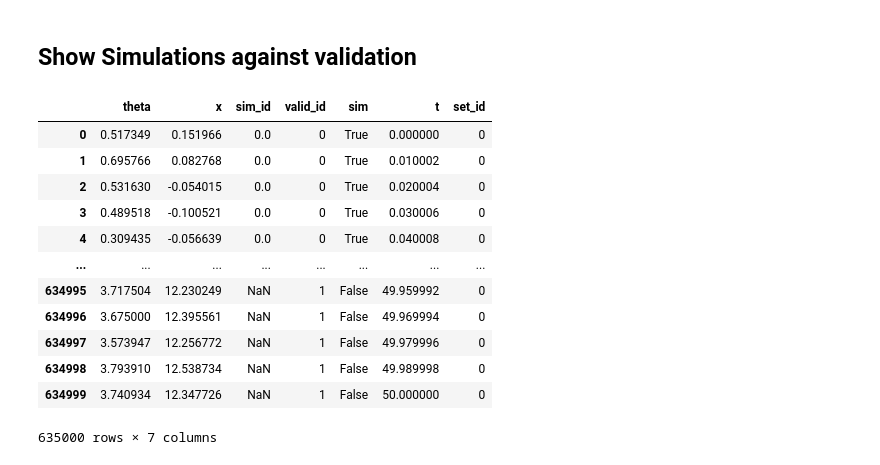
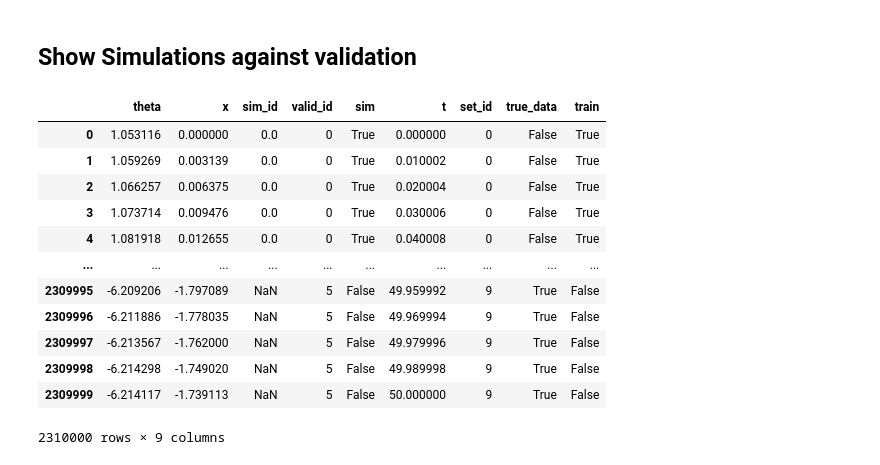
Before and after one commit to coordinated-systems-lab/UncQuanNASA, a Jupyter notebook: Models/Code/quantileRegression/qr_eval.ipynb, the cells around one changed output. Cells and saved outputs as stored; diff of their text form; code cells hidden in the pictures.

```diff
--- a/Models/Code/quantileRegression/qr_eval.ipynb
+++ b/Models/Code/quantileRegression/qr_eval.ipynb
@@ -20,23 +17,23 @@ plt.style.use("ggplot")
 # %% [markdown]
 ## Show Simulations against validation
 # %%
-model_name = "qr_test5"
+model_name = "qr_test38"
 sims = pd.read_csv(datapath / f"predictions/{model_name}.csv")
 sims
 # %% [output]
-|  | theta | x | sim_id | valid_id | sim | t | set_id |
-| 0 | 0.517349 | 0.151966 | 0.0 | 0 | True | 0.000000 | 0 |
-| 1 | 0.695766 | 0.082768 | 0.0 | 0 | True | 0.010002 | 0 |
-| 2 | 0.531630 | -0.054015 | 0.0 | 0 | True | 0.020004 | 0 |
-| 3 | 0.489518 | -0.100521 | 0.0 | 0 | True | 0.030006 | 0 |
-| 4 | 0.309435 | -0.056639 | 0.0 | 0 | True | 0.040008 | 0 |
-| ... | ... | ... | ... | ... | ... | ... | ... |
-| 634995 | 3.717504 | 12.230249 | NaN | 1 | False | 49.959992 | 0 |
-| 634996 | 3.675000 | 12.395561 | NaN | 1 | False | 49.969994 | 0 |
-| 634997 | 3.573947 | 12.256772 | NaN | 1 | False | 49.979996 | 0 |
-| 634998 | 3.793910 | 12.538734 | NaN | 1 | False | 49.989998 | 0 |
-| 634999 | 3.740934 | 12.347726 | NaN | 1 | False | 50.000000 | 0 |
+|  | theta | x | sim_id | valid_id | sim | t | set_id | true_data | train |
+| 0 | 1.053116 | 0.000000 | 0.0 | 0 | True | 0.000000 | 0 | False | True |
+| 1 | 1.059269 | 0.003139 | 0.0 | 0 | True | 0.010002 | 0 | False | True |
+| 2 | 1.066257 | 0.006375 | 0.0 | 0 | True | 0.020004 | 0 | False | True |
+| 3 | 1.073714 | 0.009476 | 0.0 | 0 | True | 0.030006 | 0 | False | True |
+| 4 | 1.081918 | 0.012655 | 0.0 | 0 | True | 0.040008 | 0 | False | True |
+| ... | ... | ... | ... | ... | ... | ... | ... | ... | ... |
+| 2309995 | -6.209206 | -1.797089 | NaN | 5 | False | 49.959992 | 9 | True | False |
+| 2309996 | -6.211886 | -1.778035 | NaN | 5 | False | 49.969994 | 9 | True | False |
+| 2309997 | -6.213567 | -1.762000 | NaN | 5 | False | 49.979996 | 9 | True | False |
+| 2309998 | -6.214298 | -1.749020 | NaN | 5 | False | 49.989998 | 9 | True | False |
+| 2309999 | -6.214117 | -1.739113 | NaN | 5 | False | 50.000000 | 9 | True | False |
-635000 rows × 7 columns
+2310000 rows × 9 columns
 # %%
 # Pivot sims wide
 wide = {}
```
Also changed, not shown: parts of 16 cells of this notebook, 3 other files.
